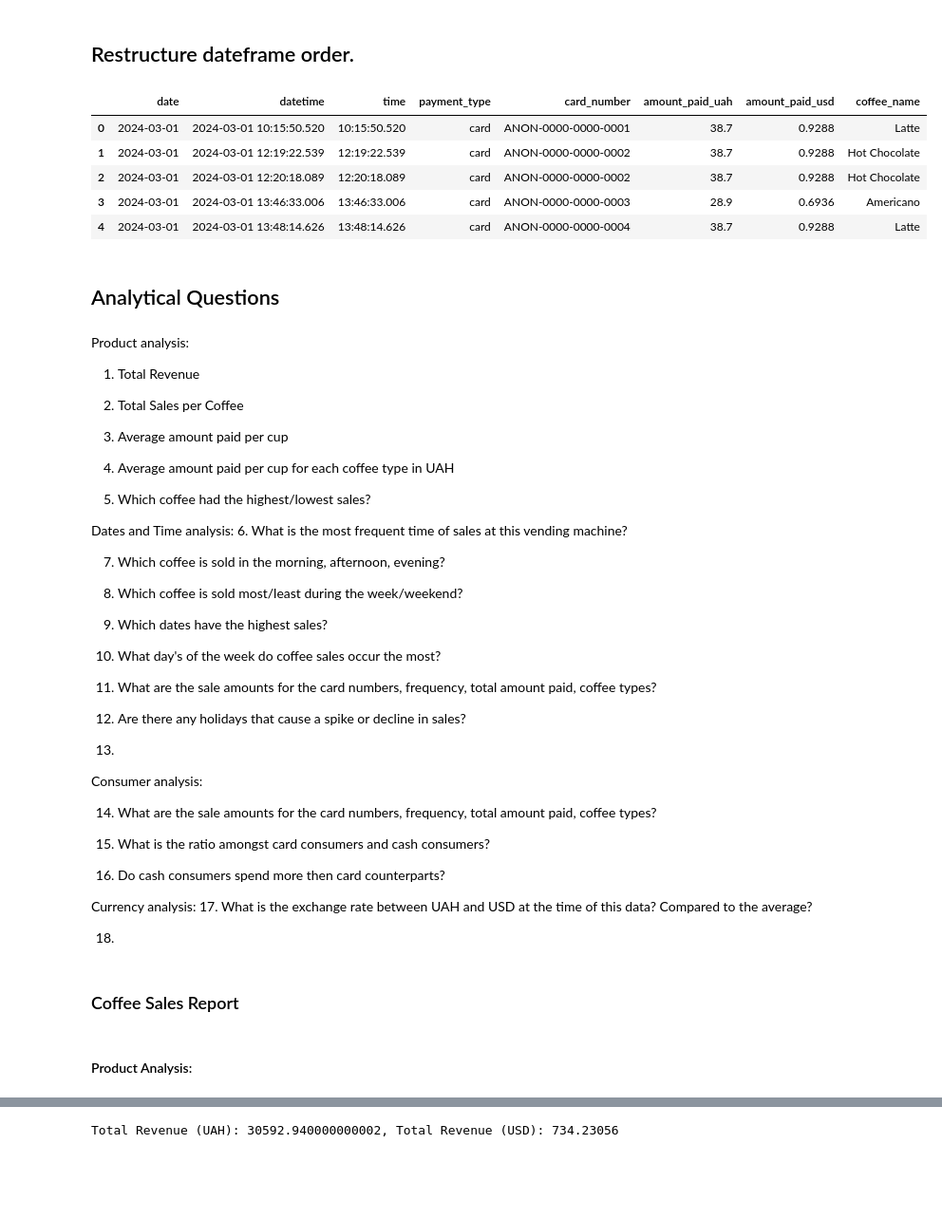
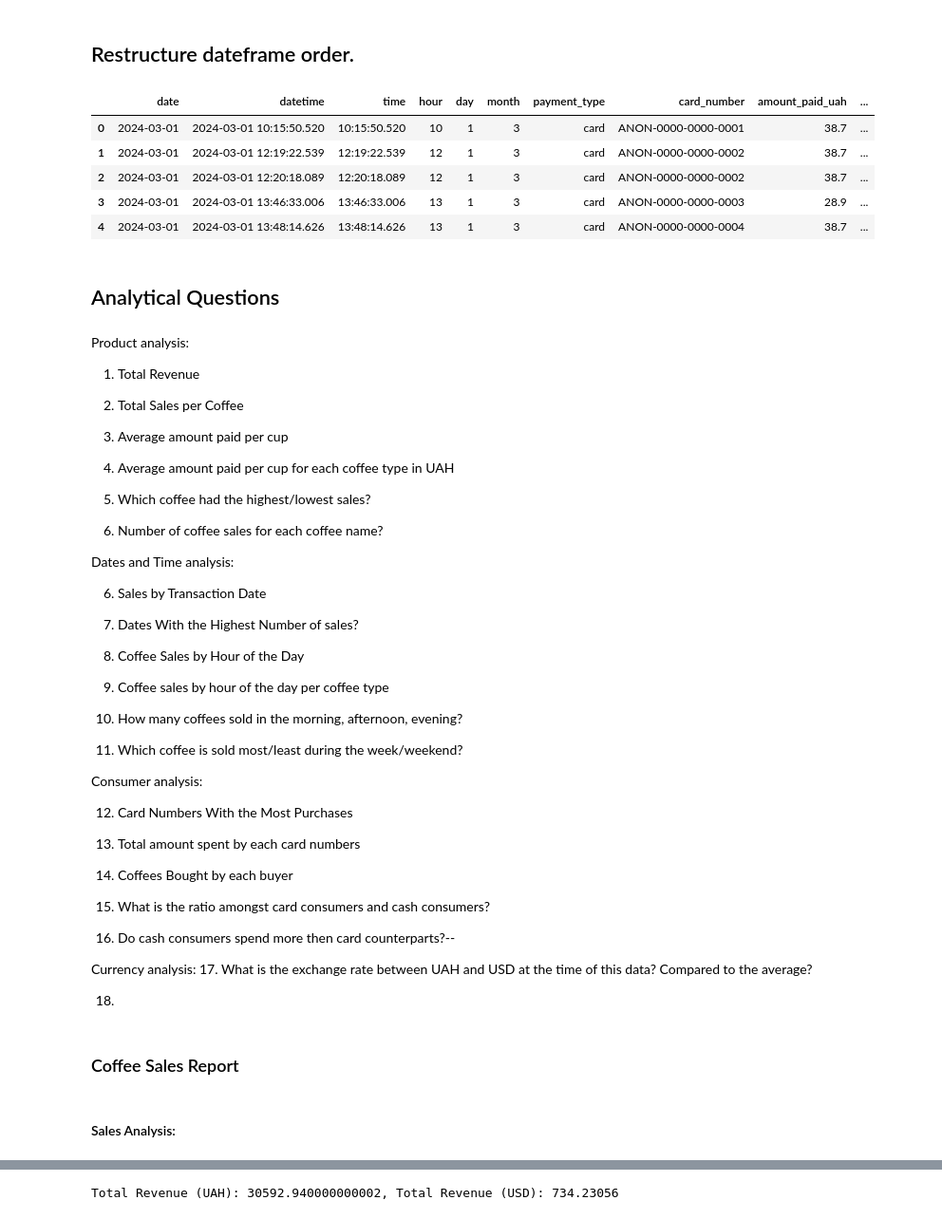
Before and after one commit to JoshuaFarara/KaggleWorld, a Jupyter notebook: notebooks/cofee_sales/coffee_sales_analyisis.ipynb, the cells around one changed output, grey strips where cells are left out. Shown at 95% size. Saved outputs shown, nothing was run; the diff lists cells and outputs as text; code cells hidden in the pictures; blank space fills up the shorter version.

```diff
--- a/notebooks/cofee_sales/coffee_sales_analyisis.ipynb
+++ b/notebooks/cofee_sales/coffee_sales_analyisis.ipynb
@@ -230,3 +226,7 @@ df.head(10)
+# %%
+df['hour'] = df['datetime'].dt.hour
+df['day'] = df['datetime'].dt.day
+df['month'] = df['datetime'].dt.month
 # %% [markdown]
 ## Convert amount_paid_uah(formerly df['money']) to USD.
 # %% [markdown]
@@ -248,16 +239,16 @@ df.head(5)
 # %% [markdown]
 ## Restructure dateframe order.
 # %%
-df = df[['date', 'datetime','time', 'payment_type', 'card_number', 'amount_paid_uah', 'amount_paid_usd',
+df = df[['date', 'datetime','time', 'hour', 'day', 'month', 'payment_type', 'card_number', 'amount_paid_uah', 'amount_paid_usd',
        'coffee_name']]
 df.head()
 # %% [output]
-|  | date | datetime | time | payment_type | card_number | amount_paid_uah | amount_paid_usd | coffee_name |
-| 0 | 2024-03-01 | 2024-03-01 10:15:50.520 | 10:15:50.520 | card | ANON-0000-0000-0001 | 38.7 | 0.9288 | Latte |
-| 1 | 2024-03-01 | 2024-03-01 12:19:22.539 | 12:19:22.539 | card | ANON-0000-0000-0002 | 38.7 | 0.9288 | Hot Chocolate |
-| 2 | 2024-03-01 | 2024-03-01 12:20:18.089 | 12:20:18.089 | card | ANON-0000-0000-0002 | 38.7 | 0.9288 | Hot Chocolate |
-| 3 | 2024-03-01 | 2024-03-01 13:46:33.006 | 13:46:33.006 | card | ANON-0000-0000-0003 | 28.9 | 0.6936 | Americano |
-| 4 | 2024-03-01 | 2024-03-01 13:48:14.626 | 13:48:14.626 | card | ANON-0000-0000-0004 | 38.7 | 0.9288 | Latte |
+|  | date | datetime | time | hour | day | month | payment_type | card_number | amount_paid_uah | ... |
+| 0 | 2024-03-01 | 2024-03-01 10:15:50.520 | 10:15:50.520 | 10 | 1 | 3 | card | ANON-0000-0000-0001 | 38.7 | ... |
+| 1 | 2024-03-01 | 2024-03-01 12:19:22.539 | 12:19:22.539 | 12 | 1 | 3 | card | ANON-0000-0000-0002 | 38.7 | ... |
+| 2 | 2024-03-01 | 2024-03-01 12:20:18.089 | 12:20:18.089 | 12 | 1 | 3 | card | ANON-0000-0000-0002 | 38.7 | ... |
+| 3 | 2024-03-01 | 2024-03-01 13:46:33.006 | 13:46:33.006 | 13 | 1 | 3 | card | ANON-0000-0000-0003 | 28.9 | ... |
+| 4 | 2024-03-01 | 2024-03-01 13:48:14.626 | 13:48:14.626 | 13 | 1 | 3 | card | ANON-0000-0000-0004 | 38.7 | ... |
 # %% [markdown]
 ## Analytical Questions
 # %% [markdown]
@@ -272,31 +263,35 @@ Product analysis:
 
 5. Which coffee had the highest/lowest sales?
 
+6. Number of coffee sales for each coffee name?
+
 
 Dates and Time analysis:
-6. What is the most frequent time of sales at this vending machine?
 
-7. Which coffee is sold in the morning, afternoon, evening?
+6. Sales by Transaction Date
 
-8. Which coffee is sold most/least during the week/weekend?
+7. Dates With the Highest Number of sales?
 
-9. Which dates have the highest sales?
+8. Coffee Sales by Hour of the Day
 
-10. What day's of the week do coffee sales occur the most?
+9. Coffee sales by hour of the day  per coffee type
 
-11. What are the sale amounts for the card numbers, frequency, total amount paid, coffee types?
+10. How many coffees sold in the morning, afternoon, evening?
 
-12. Are there any holidays that cause a spike or decline in sales?
+11. Which coffee is sold most/least during the week/weekend?
 
-13.
 
 Consumer analysis:
 
-14. What are the sale amounts for the card numbers, frequency, total amount paid, coffee types?
+12.  Card Numbers With the Most Purchases
 
-15. What is the ratio amongst card consumers and cash consumers?
+11. Total amount spent by each card numbers
 
-16. Do cash consumers spend more then card counterparts?
+12. Coffees Bought by each buyer
+
+13. What is the ratio amongst card consumers and cash consumers?
+
+16. Do cash consumers spend more then card counterparts?--
 
 Currency analysis:
 17. What is the exchange rate between UAH and USD at the time of this data? Compared to the average?
@@ -305,5 +300,5 @@ Currency analysis:
 # %% [markdown]
 ### Coffee Sales Report
 # %% [markdown]
-#### Product Analysis:
+#### Sales Analysis:
 # %%
```
Also changed, not shown: parts of 75 cells of this notebook.
